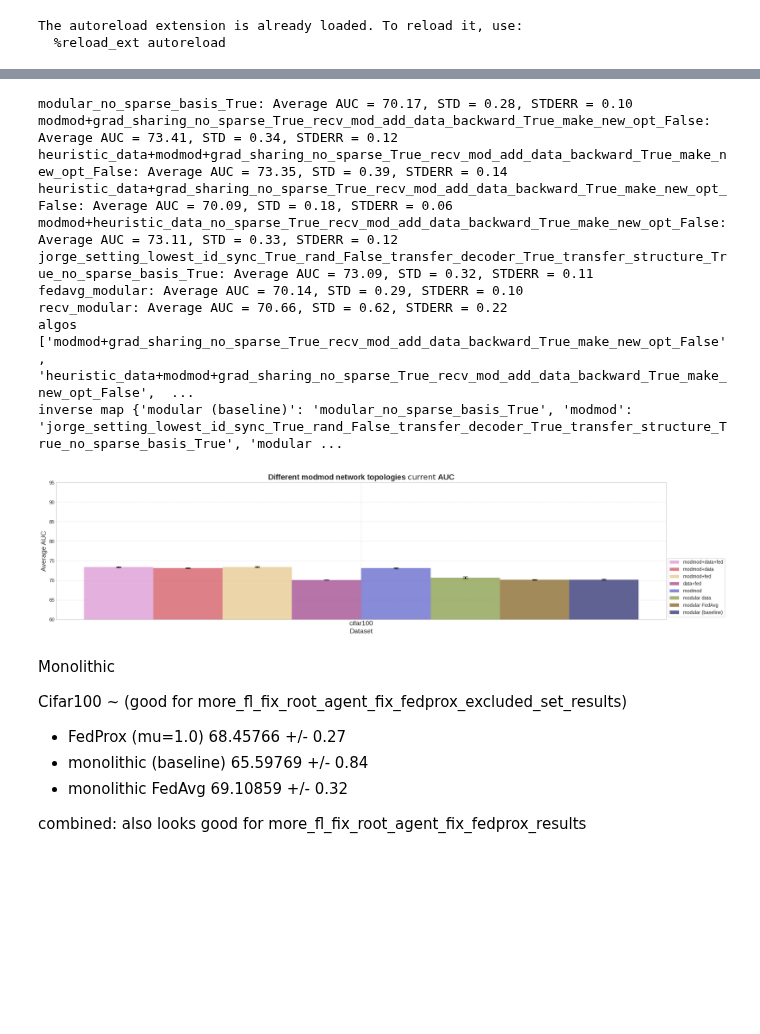
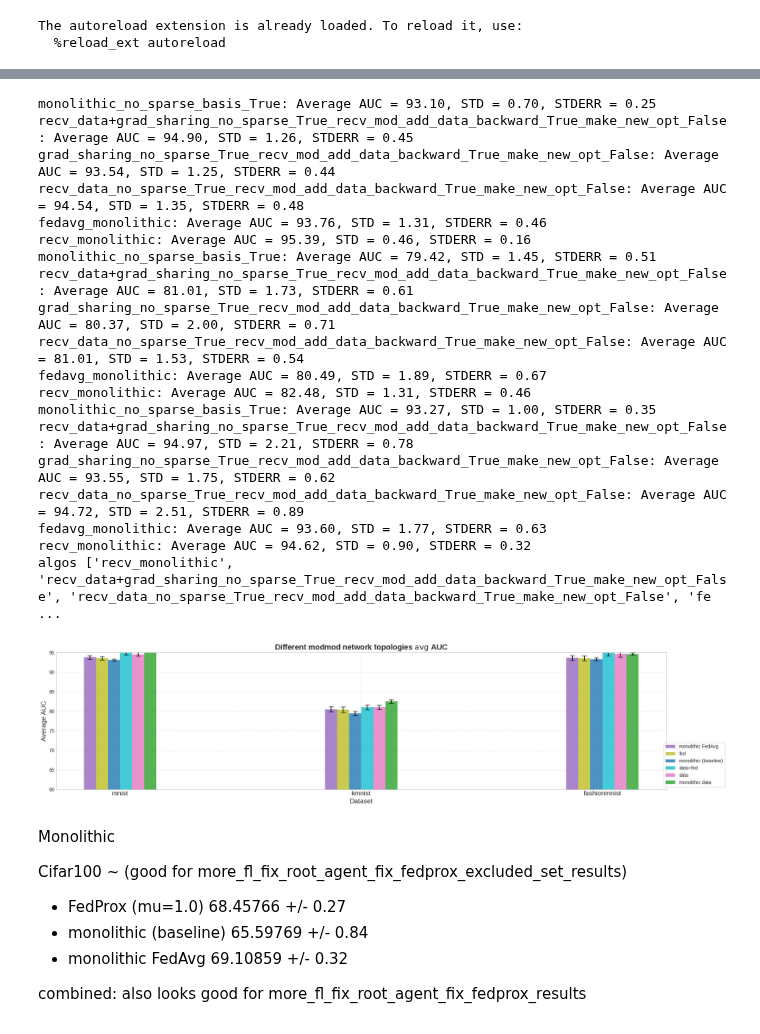
Before and after one commit to vlongle/learning-hive, a Jupyter notebook: plot_learning_curve.ipynb, the cells around one changed output, grey strips where cells are left out. Saved outputs shown, nothing was run; the diff lists cells and outputs as text; code cells hidden in the pictures; blank space fills up the shorter version.

```diff
--- a/plot_learning_curve.ipynb
+++ b/plot_learning_curve.ipynb
@@ -55,6 +55,7 @@ def format_df_for_table(data_seed_aucs):
 # what_to_plot = "all_avg"
 what_to_plot = "modular"
 what_to_plot = "combine_modes_modular"
+what_to_plot = "combine_modes_monolithic"
 # what_to_plot = "modular_ablation"
 # what_to_plot = "monolithic"
 # what_to_plot = "recv_modular"
@@ -75,14 +76,14 @@ what_to_plot = "combine_modes_modular"
 # %%
 # datasets = ["mnist", "kmnist", "fashionmnist", "combined", "cifar100"]
 # datasets = ["combined"]
-# datasets = ["mnist", "kmnist", "fashionmnist", "combined"]
+datasets = ["mnist", "kmnist", "fashionmnist"]
 # datasets = ["kmnist"]
 # datasets = ["mnist"]
 # datasets = ["mnist", "kmnist"]
 # datasets = ["mnist", "combined"]
 # datasets = ["mnist", "cifar100"]
 # datasets = ["combined"]
-datasets=["cifar100"]
+# datasets=["cifar100"]
 experiment_folder = "experiment_results"
 
 
@@ -276,8 +277,8 @@ def get_save_dirs_fedavg(dataset, seed):
             name = f'fedavg_{algo}'
             save_dirs[name] = get_save_dir(experiment_folder, "jorge_setting_fedavg",
                                                 dataset, algo, num_trains_per_class, use_contrastive_opt, seed)
-            save_dirs[name] = get_save_dir('.', "rerun_fedavg_results",
-                                                dataset, algo, num_trains_per_class, use_contrastive_opt, seed)
+            # save_dirs[name] = get_save_dir('.', "rerun_fedavg_results",
+            #                                     dataset, algo, num_trains_per_class, use_contrastive_opt, seed)
     return save_dirs
 
 
@@ -314,7 +315,7 @@ def get_save_dirs(dataset, seed):
         root_experiment_folder="best_fl_results",
         ))
 
-        save_dirs.update(get_save_dirs_combine_modes(dataset, seed))
+        # save_dirs.update(get_save_dirs_combine_modes(dataset, seed))
 
     elif "combine_modes" in what_to_plot:
         save_dirs.update(get_save_dirs_base(dataset, seed))
@@ -322,7 +323,10 @@ def get_save_dirs(dataset, seed):
         # root_experiment_folder="combine_modes_results",))
 
         save_dirs.update(get_save_dirs_multiple_folders(dataset, seed,
-        root_experiment_folder="cifar_combine_modes_results",))
+        root_experiment_folder="monolithic_combine_modes_results",))
+
+        # save_dirs.update(get_save_dirs_multiple_folders(dataset, seed,
+        # root_experiment_folder="cifar_combine_modes_results",))
         if "modular" in algos:
             save_dirs.update(get_save_dirs_modmod(dataset, seed))
         save_dirs.update(get_save_dirs_fedavg(dataset, seed))
@@ -477,23 +481,24 @@ remap_name = {
 
 
             "fedprox_mu_0.001_comm_freq_5": "monolithic FedProx",
-            "fedprox_mu_0.001_comm_freq_5": "modular FedProx",
+            "fedcurv_mu_0.001_comm_freq_5": "monolithic FedCurv",
+            "fedcurv_mu_1.0_comm_freq_5": "monolithic FedCurv",
+
             # "fedprox_mu_0.001_comm_freq_5": "FedProx (mu=0.001)",
 
             # "fedprox_mu_0.01_comm_freq_5": "FedProx (mu=0.01)",
             # "fedprox_mu_0.1_comm_freq_5": "FedProx (mu=0.1)",
             # "fedprox_mu_1.0_comm_freq_5": "FedProx (mu=1.0)",
 
-"fedcurv_mu_0.001_comm_freq_5": "monolithic FedCurv",
-"fedcurv_mu_1.0_comm_freq_5": "monolithic FedCurv",
 
-"fedcurv_mu_0.001_comm_freq_5": "modular FedCurv",
-"fedcurv_mu_1.0_comm_freq_5": "modular FedCurv",
+# "fedcurv_mu_0.001_comm_freq_5": "modular FedCurv",
+# "fedcurv_mu_1.0_comm_freq_5": "modular FedCurv",
+# "fedprox_mu_0.001_comm_freq_5": "modular FedProx",
 
-"fedcurv_mu_0.001_comm_freq_5": "FedCurv (mu=0.001)",
-"fedcurv_mu_1.0_comm_freq_5": "FedCurv (mu=1.0)",
-"fedcurv_mu_0.01_comm_freq_5": "FedCurv (mu=0.01)",
-"fedcurv_mu_0.1_comm_freq_5": "FedCurv (mu=0.1)",
+# "fedcurv_mu_0.001_comm_freq_5": "FedCurv (mu=0.001)",
+# "fedcurv_mu_1.0_comm_freq_5": "FedCurv (mu=1.0)",
+# "fedcurv_mu_0.01_comm_freq_5": "FedCurv (mu=0.01)",
+# "fedcurv_mu_0.1_comm_freq_5": "FedCurv (mu=0.1)",
 
     # 'heuristic_budget_80_enforce_balance_False_mem_640_sync_base_False_hash_True_comm_freq_50': 'data (b=80, f=50)',
     # 'heuristic_budget_20_enforce_balance_False_mem_160_sync_base_False_hash_True_comm_freq_50': 'data (b=20, f=50)',
@@ -524,11 +529,11 @@ f'heuristic_data+modmod+grad_sharing_no_sparse_{no_sparse}_recv_mod_add_data_bac
 
              }
 
-remap_name = {a: v for a, v in remap_name.items() if a in dataset_seed_aucs['cifar100'][0].keys()}
+remap_name = {a: v for a, v in remap_name.items() if a in dataset_seed_aucs['mnist'][0].keys()}
 num_colors = len(remap_name)
 # color_map = plt.cm.get_cmap('tab20c', num_colors)
-color_map = plt.cm.get_cmap('tab20b', num_colors)
-# color_map = plt.cm.get_cmap('tab10', num_colors)
+# color_map = plt.cm.get_cmap('tab20b', num_colors)
+color_map = plt.cm.get_cmap('tab10', num_colors)
 colors = color_map(range(num_colors))
 
 
@@ -815,29 +874,38 @@ custom_algo_order = [
 # %%
 # plot_auc_combined(dataset_seed_aucs, remap_name=remap_name, colormap=colormap_alternative_0, mode=mode, save_fig_path=f'Figures/{what_to_plot}_auc.pdf',
 #                   bar_width=0.05,
 #                   custom_algo_order=custom_algo_order,
 #                   plot_prefix_name="Different FedAvg monolithic network topologies ",
 #                   error_type="sem")
 
 
 plot_auc_combined(dataset_seed_aucs, remap_name=remap_name, colormap=colormap, mode=mode, save_fig_path=f'Figures/{what_to_plot}_auc.pdf',
-                custom_algo_order=custom_algo_order,
+                # custom_algo_order=custom_algo_order,
                   bar_width=0.05,
                   plot_prefix_name="Different modmod network topologies ",
                   error_type="sem",
                   min_y=60, max_y=95, figsize=(20, 5))
 # %% [output]
-modular_no_sparse_basis_True: Average AUC = 70.17, STD = 0.28, STDERR = 0.10
-modmod+grad_sharing_no_sparse_True_recv_mod_add_data_backward_True_make_new_opt_False: Average AUC = 73.41, STD = 0.34, STDERR = 0.12
-heuristic_data+modmod+grad_sharing_no_sparse_True_recv_mod_add_data_backward_True_make_new_opt_False: Average AUC = 73.35, STD = 0.39, STDERR = 0.14
-heuristic_data+grad_sharing_no_sparse_True_recv_mod_add_data_backward_True_make_new_opt_False: Average AUC = 70.09, STD = 0.18, STDERR = 0.06
-modmod+heuristic_data_no_sparse_True_recv_mod_add_data_backward_True_make_new_opt_False: Average AUC = 73.11, STD = 0.33, STDERR = 0.12
-jorge_setting_lowest_id_sync_True_rand_False_transfer_decoder_True_transfer_structure_True_no_sparse_basis_True: Average AUC = 73.09, STD = 0.32, STDERR = 0.11
-fedavg_modular: Average AUC = 70.14, STD = 0.29, STDERR = 0.10
-recv_modular: Average AUC = 70.66, STD = 0.62, STDERR = 0.22
-algos ['modmod+grad_sharing_no_sparse_True_recv_mod_add_data_backward_True_make_new_opt_False', 'heuristic_data+modmod+grad_sharing_no_sparse_True_recv_mod_add_data_backward_True_make_new_opt_False',  ...
-inverse map {'modular (baseline)': 'modular_no_sparse_basis_True', 'modmod': 'jorge_setting_lowest_id_sync_True_rand_False_transfer_decoder_True_transfer_structure_True_no_sparse_basis_True', 'modular ...
+monolithic_no_sparse_basis_True: Average AUC = 93.10, STD = 0.70, STDERR = 0.25
+recv_data+grad_sharing_no_sparse_True_recv_mod_add_data_backward_True_make_new_opt_False: Average AUC = 94.90, STD = 1.26, STDERR = 0.45
+grad_sharing_no_sparse_True_recv_mod_add_data_backward_True_make_new_opt_False: Average AUC = 93.54, STD = 1.25, STDERR = 0.44
+recv_data_no_sparse_True_recv_mod_add_data_backward_True_make_new_opt_False: Average AUC = 94.54, STD = 1.35, STDERR = 0.48
+fedavg_monolithic: Average AUC = 93.76, STD = 1.31, STDERR = 0.46
+recv_monolithic: Average AUC = 95.39, STD = 0.46, STDERR = 0.16
+monolithic_no_sparse_basis_True: Average AUC = 79.42, STD = 1.45, STDERR = 0.51
+recv_data+grad_sharing_no_sparse_True_recv_mod_add_data_backward_True_make_new_opt_False: Average AUC = 81.01, STD = 1.73, STDERR = 0.61
+grad_sharing_no_sparse_True_recv_mod_add_data_backward_True_make_new_opt_False: Average AUC = 80.37, STD = 2.00, STDERR = 0.71
+recv_data_no_sparse_True_recv_mod_add_data_backward_True_make_new_opt_False: Average AUC = 81.01, STD = 1.53, STDERR = 0.54
+fedavg_monolithic: Average AUC = 80.49, STD = 1.89, STDERR = 0.67
+recv_monolithic: Average AUC = 82.48, STD = 1.31, STDERR = 0.46
+monolithic_no_sparse_basis_True: Average AUC = 93.27, STD = 1.00, STDERR = 0.35
+recv_data+grad_sharing_no_sparse_True_recv_mod_add_data_backward_True_make_new_opt_False: Average AUC = 94.97, STD = 2.21, STDERR = 0.78
+grad_sharing_no_sparse_True_recv_mod_add_data_backward_True_make_new_opt_False: Average AUC = 93.55, STD = 1.75, STDERR = 0.62
+recv_data_no_sparse_True_recv_mod_add_data_backward_True_make_new_opt_False: Average AUC = 94.72, STD = 2.51, STDERR = 0.89
+fedavg_monolithic: Average AUC = 93.60, STD = 1.77, STDERR = 0.63
+recv_monolithic: Average AUC = 94.62, STD = 0.90, STDERR = 0.32
+algos ['recv_monolithic', 'recv_data+grad_sharing_no_sparse_True_recv_mod_add_data_backward_True_make_new_opt_False', 'recv_data_no_sparse_True_recv_mod_add_data_backward_True_make_new_opt_False', 'fe ...
-[figure, old version]
+[figure, new version]
 # %% [markdown]
 Monolithic
 
```
Also changed, not shown: parts of 12 cells of this notebook, 5 other files.
